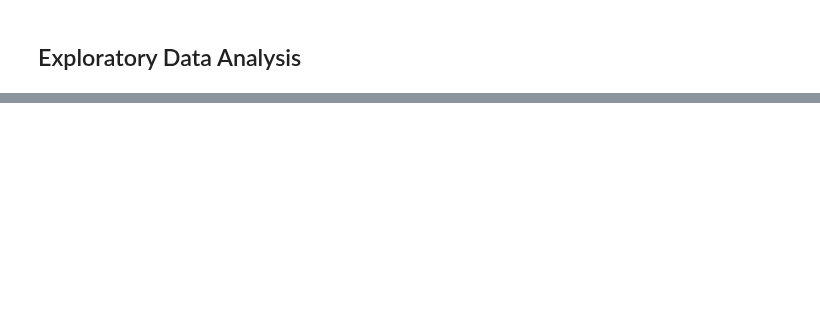
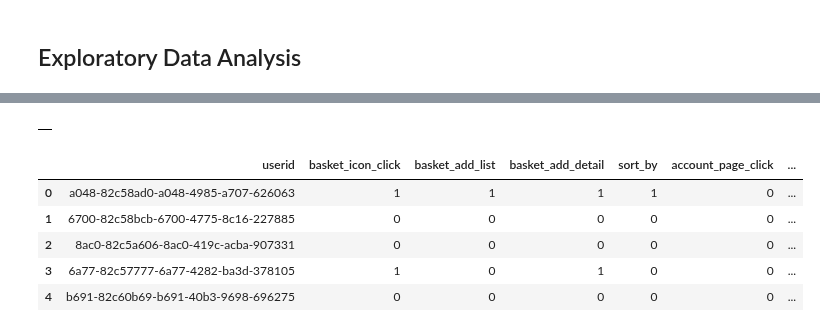
Before and after one commit to samantharivas/sc-cosmetics, a Jupyter notebook: SC-Cosmetics.ipynb, the cells around one changed output, grey strips where cells are left out. Saved outputs shown, nothing was run; the diff lists cells and outputs as text; code cells hidden in the pictures; blank space fills up the shorter version.

```diff
--- a/SC-Cosmetics.ipynb
+++ b/SC-Cosmetics.ipynb
@@ -105,0 +333,55 @@ customer_df.head()
+# %%
+# create customer table
+cust_table_name ='customer'
+
+# customer data S3 directory
+cust_s3_dir = f's3://{bucket}/customer-propensity-to-purchase'
+
+# drop table if it already exists
+drop_query = f'DROP TABLE IF EXISTS {db_name}.{cust_table_name}'
+pd.read_sql(drop_query, conn)
+
+# create table
+create_query = f"""
+                CREATE EXTERNAL TABLE IF NOT EXISTS {db_name}.{cust_table_name}(
+                UserID string,
+                basket_icon_click int,
+                basket_add_list int,
+                basket_add_detail int,
+                sort_by int,
+                account_page_click int,
+                detail_wishlist_add int,
+                list_size_dropdown int,
+                closed_minibasket_click int,
+                checked_delivery_detail int,
+                checked_returns_detail int,
+                sign_in int,
+                saw_checkout int,
+                saw_delivery int,
+                saw_homepage int,
+                device_mobile int,
+                device_computer int,
+                device_tablet int,
+                returning_user int,
+                loc_uk int,
+                ordered int
+                )
+
+                ROW FORMAT DELIMITED
+                FIELDS TERMINATED BY ','
+                LOCATION '{cust_s3_dir}/'
+                TBLPROPERTIES ('skip.header.line.count'='1')
+"""
+pd.read_sql(create_query, conn)
+# %% [output]
+|  |
+# %%
+# view top 5 rows of customer table
+pd.read_sql(f'SELECT * FROM {db_name}.{cust_table_name} LIMIT 5', conn)
+# %% [output]
+|  | userid | basket_icon_click | basket_add_list | basket_add_detail | sort_by | account_page_click | ... |
+| 0 | a048-82c58ad0-a048-4985-a707-626063 | 1 | 1 | 1 | 1 | 0 | ... |
+| 1 | 6700-82c58bcb-6700-4775-8c16-227885 | 0 | 0 | 0 | 0 | 0 | ... |
+| 2 | 8ac0-82c5a606-8ac0-419c-acba-907331 | 0 | 0 | 0 | 0 | 0 | ... |
+| 3 | 6a77-82c57777-6a77-4282-ba3d-378105 | 1 | 0 | 1 | 0 | 0 | ... |
+| 4 | b691-82c60b69-b691-40b3-9698-696275 | 0 | 0 | 0 | 0 | 0 | ... |
```
Also changed, not shown: parts of 27 cells of this notebook.
